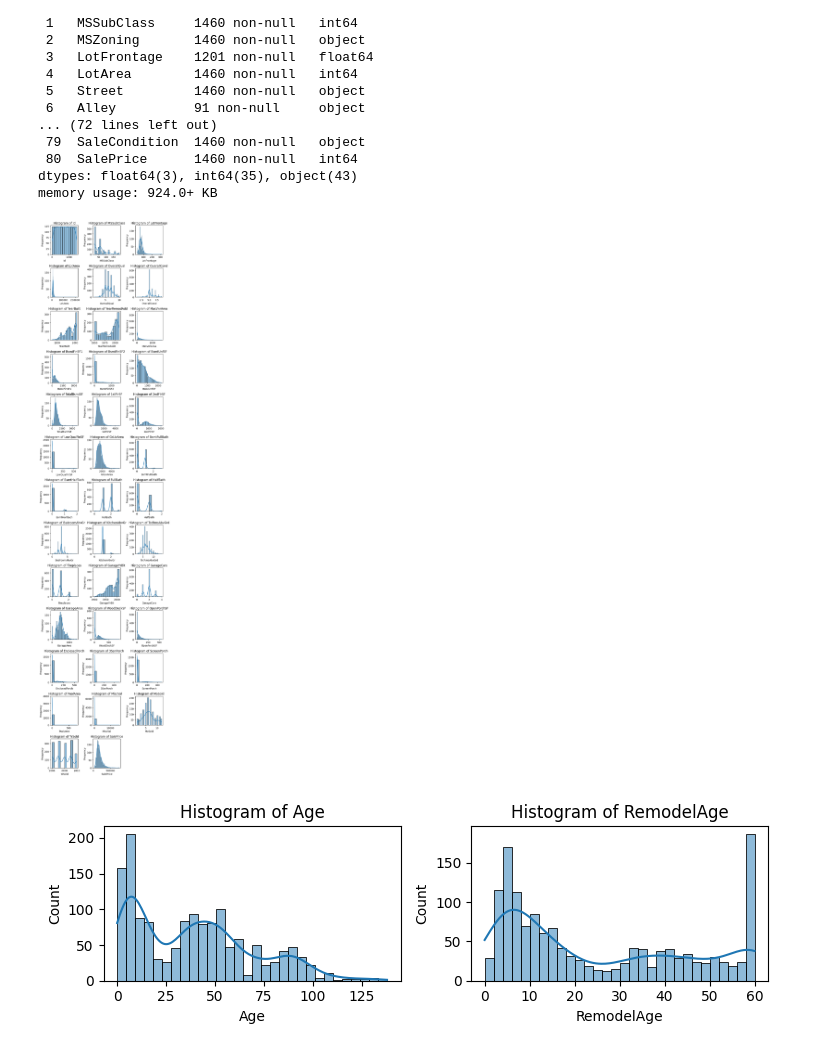
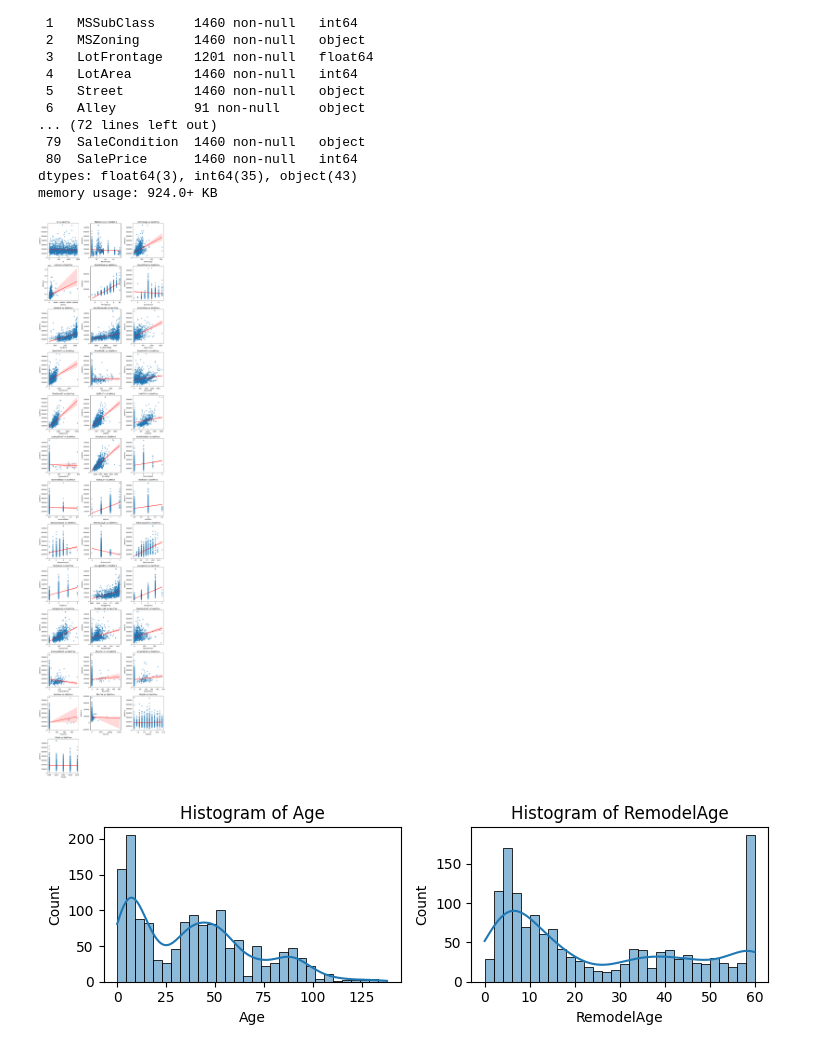
Before and after one commit to Alfredo2212/Kaggle-Data_Science, a Jupyter notebook: house-prices-advanced-regression-techniques.ipynb, the cells around one changed output. Drawn from its saved outputs; the diff is of its cells as text; code cells hidden in the pictures.

Commit message:
Kaggle Notebook | house-prices-advanced-regression-techniques | Function for CV, train_test metric, P- VIF filter

```diff
--- a/house-prices-advanced-regression-techniques.ipynb
+++ b/house-prices-advanced-regression-techniques.ipynb
@@ -81,32 +71,38 @@ Data columns (total 81 columns):
 dtypes: float64(3), int64(35), object(43)
 memory usage: 924.0+ KB
 # %%
-# Checking the distribution of all columns
-# Define the number of columns per row
+# Checking linearity using scatterplot
+# Select numerical columns
 numerical_columns = data.select_dtypes(include=['number']).columns
+target = "SalePrice"  # Change this if your target variable is different
+
+# Remove target from numerical columns to avoid plotting SalePrice vs. itself
+numerical_columns = [col for col in numerical_columns if col != target]
+
+# Define grid size for subplots
 cols = 3
-num_plots = len(numerical_columns)  # Total number of columns (features)
+num_plots = len(numerical_columns)  # Total number of features
 rows = (num_plots // cols) + (num_plots % cols > 0)  # Ensure enough rows
 
 # Create subplots dynamically
-fig, axes = plt.subplots(rows, cols, figsize=(cols * 2.5, rows * 2.5))
+fig, axes = plt.subplots(rows, cols, figsize=(cols * 4, rows * 4))  # Adjust size for readability
 axes = axes.flatten()  # Flatten for easy iteration
 
-# Example: Plot histograms for numerical features
+# Scatter plots with trendline
 for i, col in enumerate(numerical_columns):
-    sns.histplot(data[col], kde=True, ax=axes[i], edgecolor='black')
-    axes[i].set_title(f'Histogram of {col}')
+    sns.regplot(x=data[col], y=data[target], ax=axes[i], scatter_kws={"alpha": 0.5}, line_kws={"color": "red"})
+    axes[i].set_title(f'{col} vs {target}')
     axes[i].set_xlabel(col)
-    axes[i].set_ylabel('Frequency')
+    axes[i].set_ylabel(target)
 
 # Hide extra unused subplots
 for i in range(num_plots, len(axes)):
     fig.delaxes(axes[i])
 
 plt.tight_layout()
 plt.show()
 # %% [output]
-[figure, old version]
+[figure, new version]
 # %%
 # Transform YearBuilt and YearRemodelAdd into Age and RemodelAge
 current_year = data['YrSold'].max()  # Get the latest sale year
```
Also changed, not shown: parts of 27 cells of this notebook.
